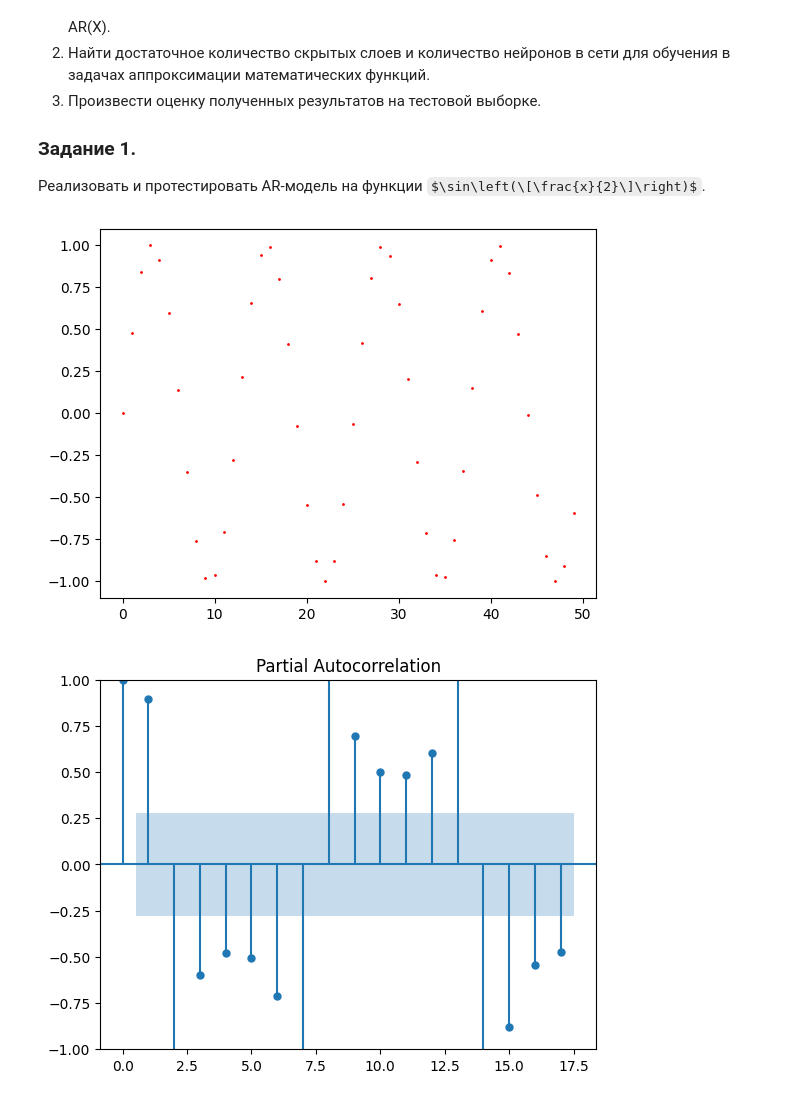
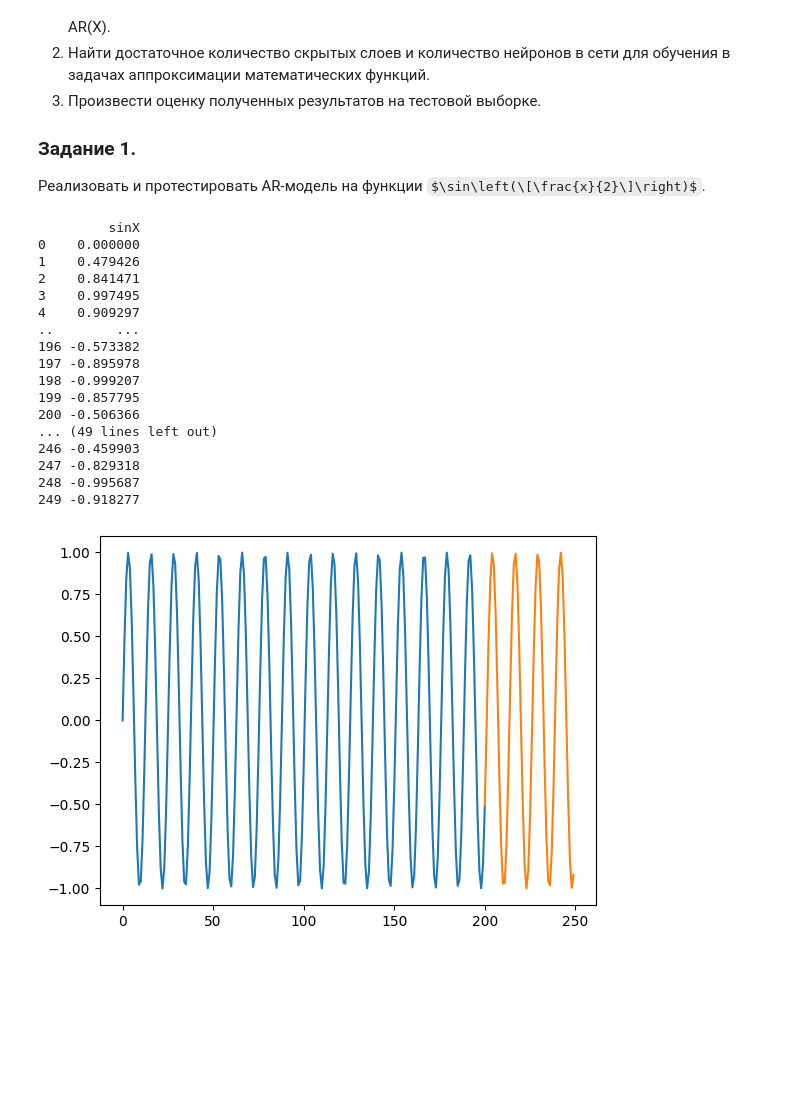
Before and after one commit to kolus-mospolytech/machine_learning-7sem, a Jupyter notebook: task4/task4.ipynb, the cells around one changed output. Cells and saved outputs as stored; diff of their text form; code cells hidden in the pictures; some formulas as TeX source; blank space fills up the shorter version.

```diff
--- a/task4/task4.ipynb
+++ b/task4/task4.ipynb
@@ -13,15 +13,47 @@
 Реализовать и протестировать AR-модель на функции $\sin\left(\[\frac{x}{2}\]\right)$.
 # %%
 import math
+
 import matplotlib.pyplot as plt
 import numpy as np
+import pandas as pd
 
 # создание обучающей выборки
-x_data = np.arange(0, 50, 1)
-y_data = [math.sin(a / 2) for a in x_data]
+x_train = np.arange(0, 201, 1)
+y_train = [math.sin(a / 2) for a in x_train]
+
+df_train = pd.DataFrame(y_train, index=x_train, columns=['sinX'])
+
+print(df_train)
+
+# создание тестовой выборки
+x_test = np.arange(200, 250, 1)
+y_test = [math.sin(a / 2) for a in x_test]
+
+df_test = pd.DataFrame(y_test, index=x_test, columns=['sinX'])
+
+print(df_test)
 
 # вывод точек обучающей выборки
-plt.scatter(x_data, y_data, s=1, c='r')
+plt.plot(x_train, y_train)
+plt.plot(x_test, y_test)
 plt.show()
 # %% [output]
+         sinX
+0    0.000000
+1    0.479426
+2    0.841471
+3    0.997495
+4    0.909297
+..        ...
+196 -0.573382
+197 -0.895978
+198 -0.999207
+199 -0.857795
+200 -0.506366
+... (49 lines left out)
+246 -0.459903
+247 -0.829318
+248 -0.995687
+249 -0.918277
-[figure, old version]
+[figure, new version]
@@ -67,9 +59,0 @@ def create_model():
-# %%
-from statsmodels.graphics.tsaplots import plot_pacf
-
-# строим PACF график
-# частичная автокорреляция (Partial Autocorrelation) — это краткая характеристика взаимосвязи между наблюдением во временном ряду и наблюдениями на предыдущем отрезке времени, когда влияние малой задержки устранено
-# автокорреляция состоит как из прямой, так и из косвенной корреляции. И именно последние пытается удалить функция частичной автокорреляции. Оттуда и название – "частичная"
-pacf = plot_pacf(np.array(y_data))
-# %% [output]
-[figure, removed]
```
Also changed, not shown: parts of 9 cells of this notebook.
